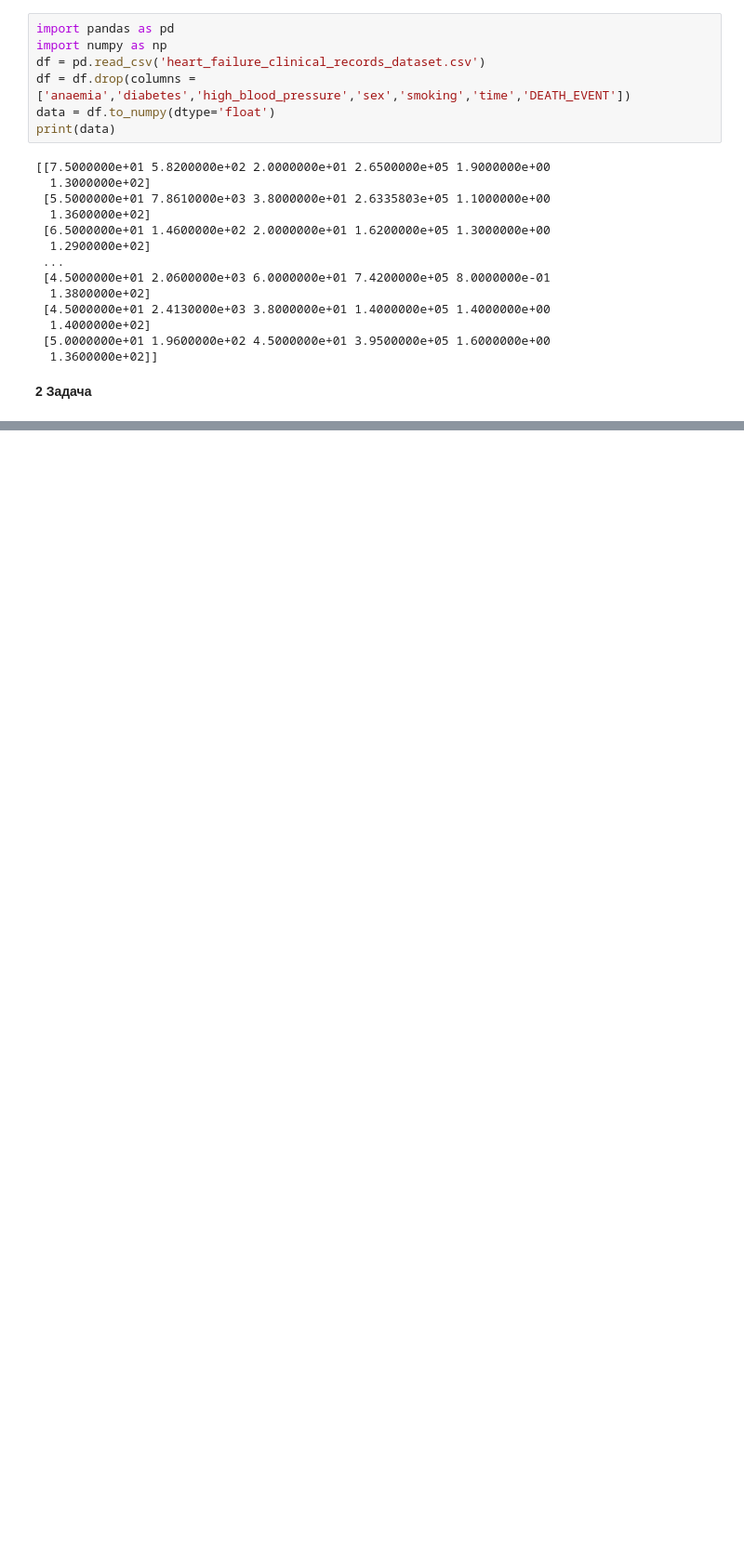
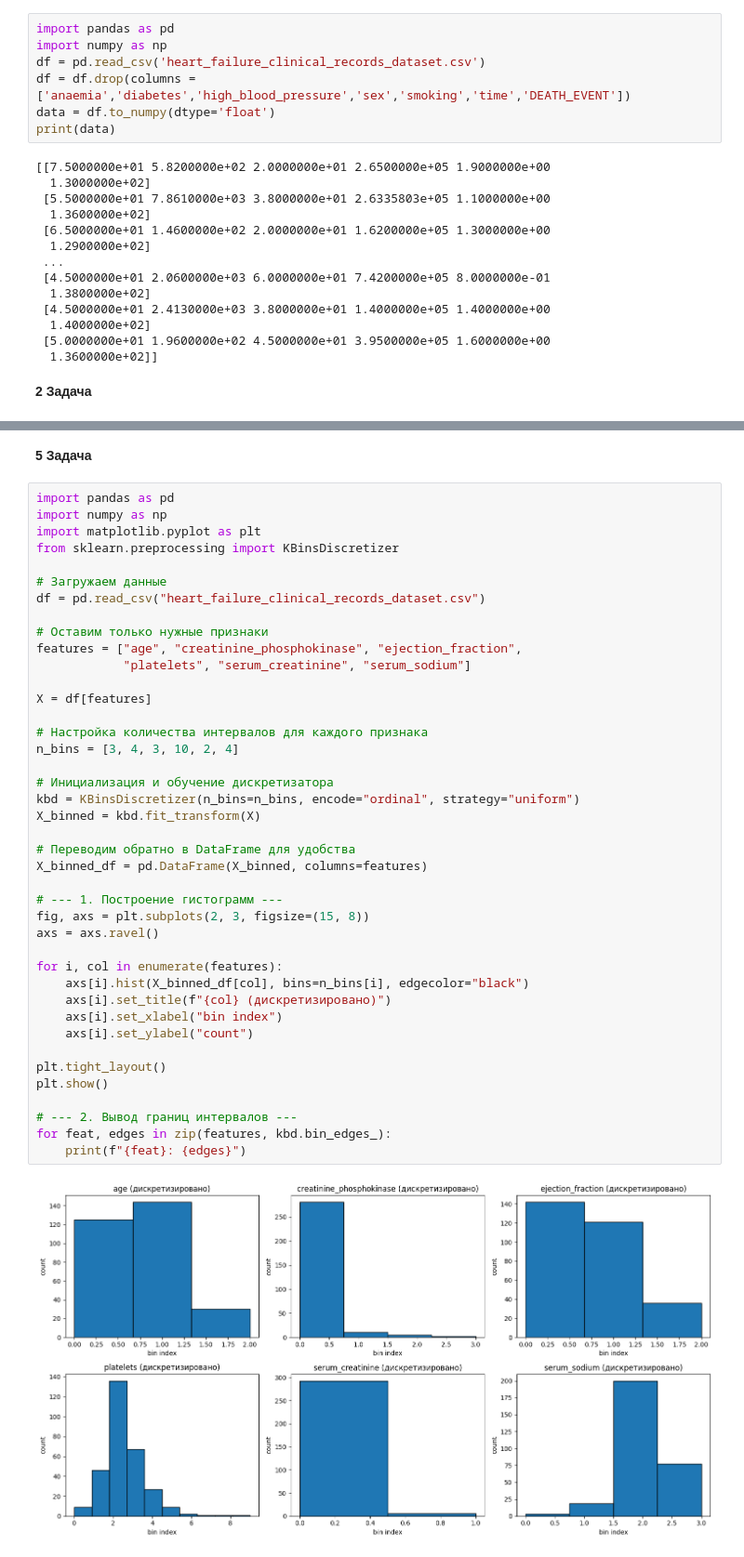
Before and after one commit to Re1otsu/My-student-tasks, a Jupyter notebook: Data science/1lr.ipynb, the cells around one changed output, grey strips where cells are left out. Shown at 93% size. Cells and saved outputs as stored; diff of their text form; blank space fills up the shorter version.

```diff
--- a/Data science/1lr.ipynb
+++ b/Data science/1lr.ipynb
@@ -150,0 +433,45 @@ print(results.round(3))
+# %% [markdown]
+**5 Задача**
+# %%
+import pandas as pd
+import numpy as np
+import matplotlib.pyplot as plt
+from sklearn.preprocessing import KBinsDiscretizer
+
+# Загружаем данные
+df = pd.read_csv("heart_failure_clinical_records_dataset.csv")
+
+# Оставим только нужные признаки
+features = ["age", "creatinine_phosphokinase", "ejection_fraction",
+            "platelets", "serum_creatinine", "serum_sodium"]
+
+X = df[features]
+
+# Настройка количества интервалов для каждого признака
+n_bins = [3, 4, 3, 10, 2, 4]
+
+# Инициализация и обучение дискретизатора
+kbd = KBinsDiscretizer(n_bins=n_bins, encode="ordinal", strategy="uniform")
+X_binned = kbd.fit_transform(X)
+
+# Переводим обратно в DataFrame для удобства
+X_binned_df = pd.DataFrame(X_binned, columns=features)
+
+# --- 1. Построение гистограмм ---
+fig, axs = plt.subplots(2, 3, figsize=(15, 8))
+axs = axs.ravel()
+
+for i, col in enumerate(features):
+    axs[i].hist(X_binned_df[col], bins=n_bins[i], edgecolor="black")
+    axs[i].set_title(f"{col} (дискретизировано)")
+    axs[i].set_xlabel("bin index")
+    axs[i].set_ylabel("count")
+
+plt.tight_layout()
+plt.show()
+
+# --- 2. Вывод границ интервалов ---
+for feat, edges in zip(features, kbd.bin_edges_):
+    print(f"{feat}: {edges}")
+# %% [output]
+[figure, added]
```
Also changed, not shown: parts of 7 cells of this notebook.
